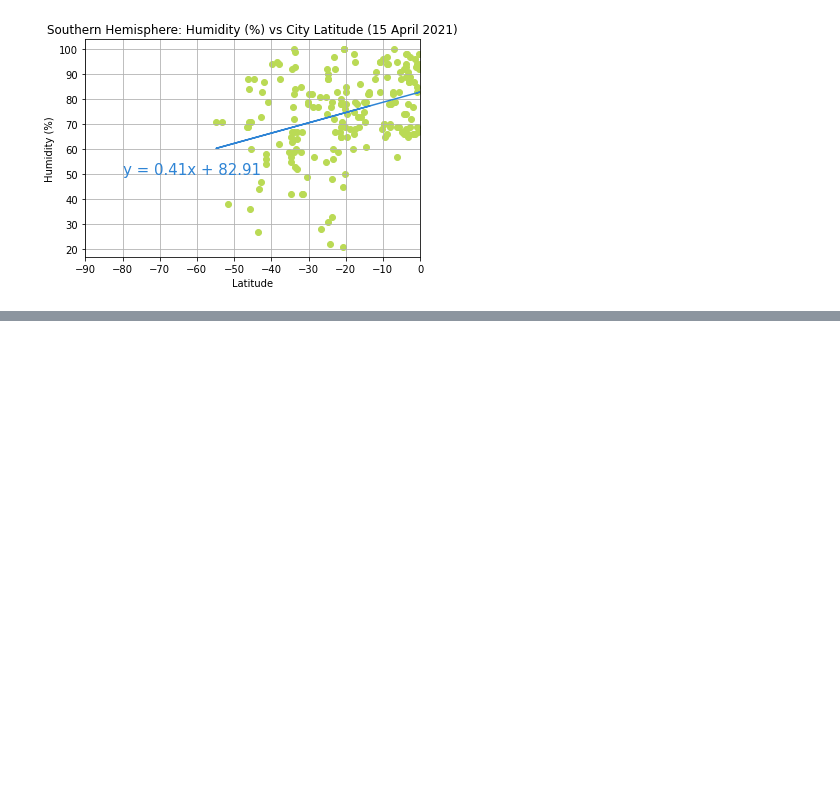
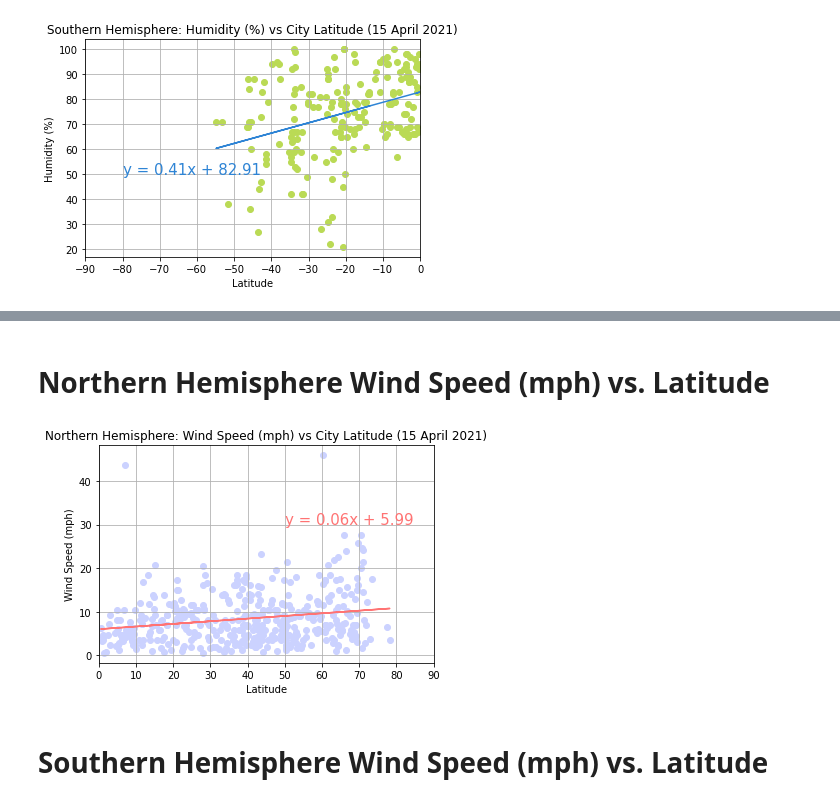
Before and after one commit to zarzarbinks0702/Global-Weather-Analysis, a Jupyter notebook: WeatherPy/WeatherPy.ipynb, the cells around one changed output, grey strips where cells are left out. Cells and saved outputs as stored; diff of their text form; code cells hidden in the pictures; blank space fills up the shorter version.

```diff
--- a/WeatherPy/WeatherPy.ipynb
+++ b/WeatherPy/WeatherPy.ipynb
@@ -436,0 +497,32 @@ plt.show()
+# %% [markdown]
+# Northern Hemisphere Wind Speed (mph) vs. Latitude
+# %%
+#linear regression points (using wn to denote northern windspeed)
+(wn_slope, wn_int, wn_r, wn_p, wn_stderr) = linregress(n_lat, n_windsp)
+#calculating regress values
+wn_regress = n_lat * wn_slope + wn_int
+#writing the line equation
+wn_eq = f"y = {str(round(wn_slope, 2))}x + {str(round(wn_int, 2))}"
+
+#creating the coludiness vs lat plot
+plt.scatter(n_lat, n_windsp, color="#cbd2ff")
+#setting plot properties
+plt.title("Northern Hemisphere: Wind Speed (mph) vs City Latitude (15 April 2021)")
+plt.xlabel("Latitude")
+plt.ylabel("Wind Speed (mph)")
+plt.xlim([0, 90])
+plt.grid()
+
+#plotting linear regression line
+plt.plot(n_lat, wn_regress, color="#ff7373")
+#setting properties for the regression line
+plt.annotate(wn_eq,(50, 30), fontsize=15, color="#ff7373")
+
+#save the figure as a png file
+plt.savefig("output_data/north_wind_speed_vs_lat_15April2021.png")
+
+plt.show()
+# %% [output]
+[figure, added]
+# %% [markdown]
+# Southern Hemisphere Wind Speed (mph) vs. Latitude
```
Also changed, not shown: parts of 5 cells of this notebook, 4 other files.
